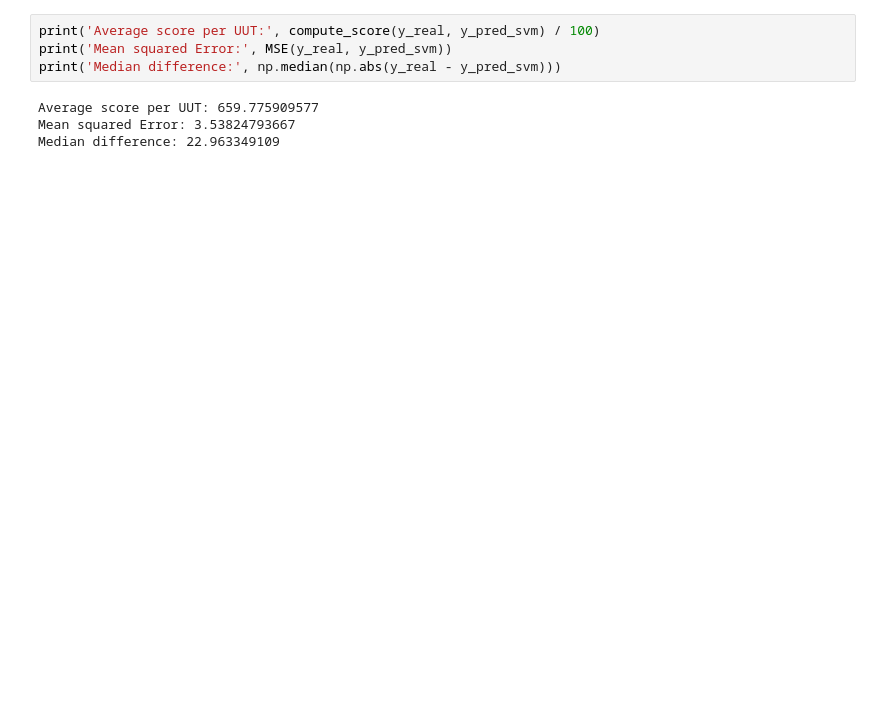
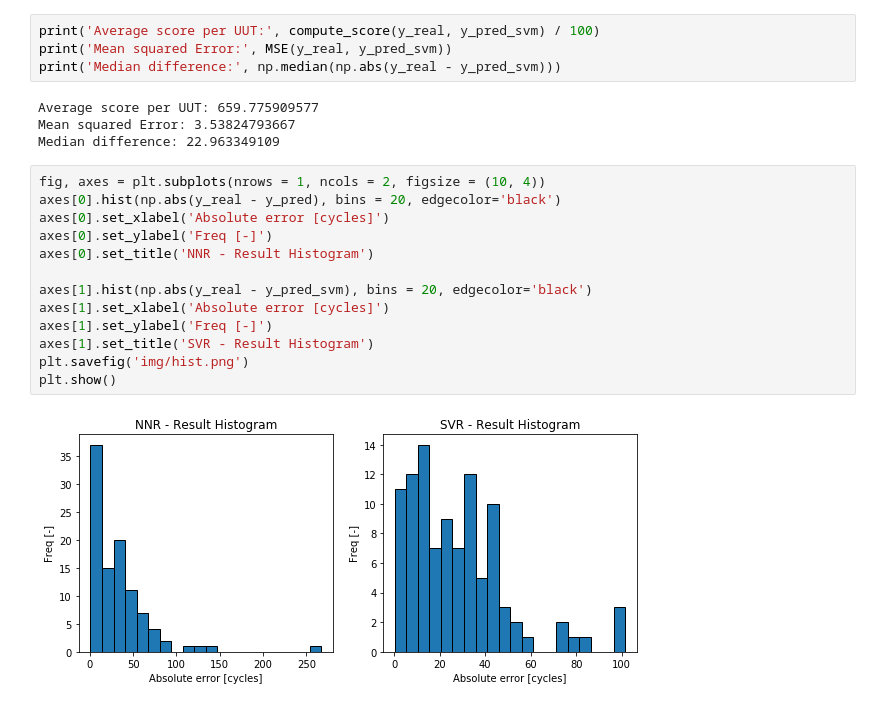
Before and after one commit to jancervenka/turbofan_failure, a Jupyter notebook: turbofan.ipynb, the cells around one changed output. Cells and saved outputs as stored; diff of their text form; blank space fills up the shorter version.

```diff
--- a/turbofan.ipynb
+++ b/turbofan.ipynb
@@ -204,3 +204,18 @@ print('Median difference:', np.median(np.abs(y_real - y_pred_svm)))
 Average score per UUT: 659.775909577
 Mean squared Error: 3.53824793667
 Median difference: 22.963349109
+# %%
+fig, axes = plt.subplots(nrows = 1, ncols = 2, figsize = (10, 4))
+axes[0].hist(np.abs(y_real - y_pred), bins = 20, edgecolor='black')
+axes[0].set_xlabel('Absolute error [cycles]')
+axes[0].set_ylabel('Freq [-]')
+axes[0].set_title('NNR - Result Histogram')
+
+axes[1].hist(np.abs(y_real - y_pred_svm), bins = 20, edgecolor='black')
+axes[1].set_xlabel('Absolute error [cycles]')
+axes[1].set_ylabel('Freq [-]')
+axes[1].set_title('SVR - Result Histogram')
+plt.savefig('img/hist.png')
+plt.show()
+# %% [output]
+[figure, added]
```
Also changed, not shown: parts of 2 cells of this notebook, 4 other files.
